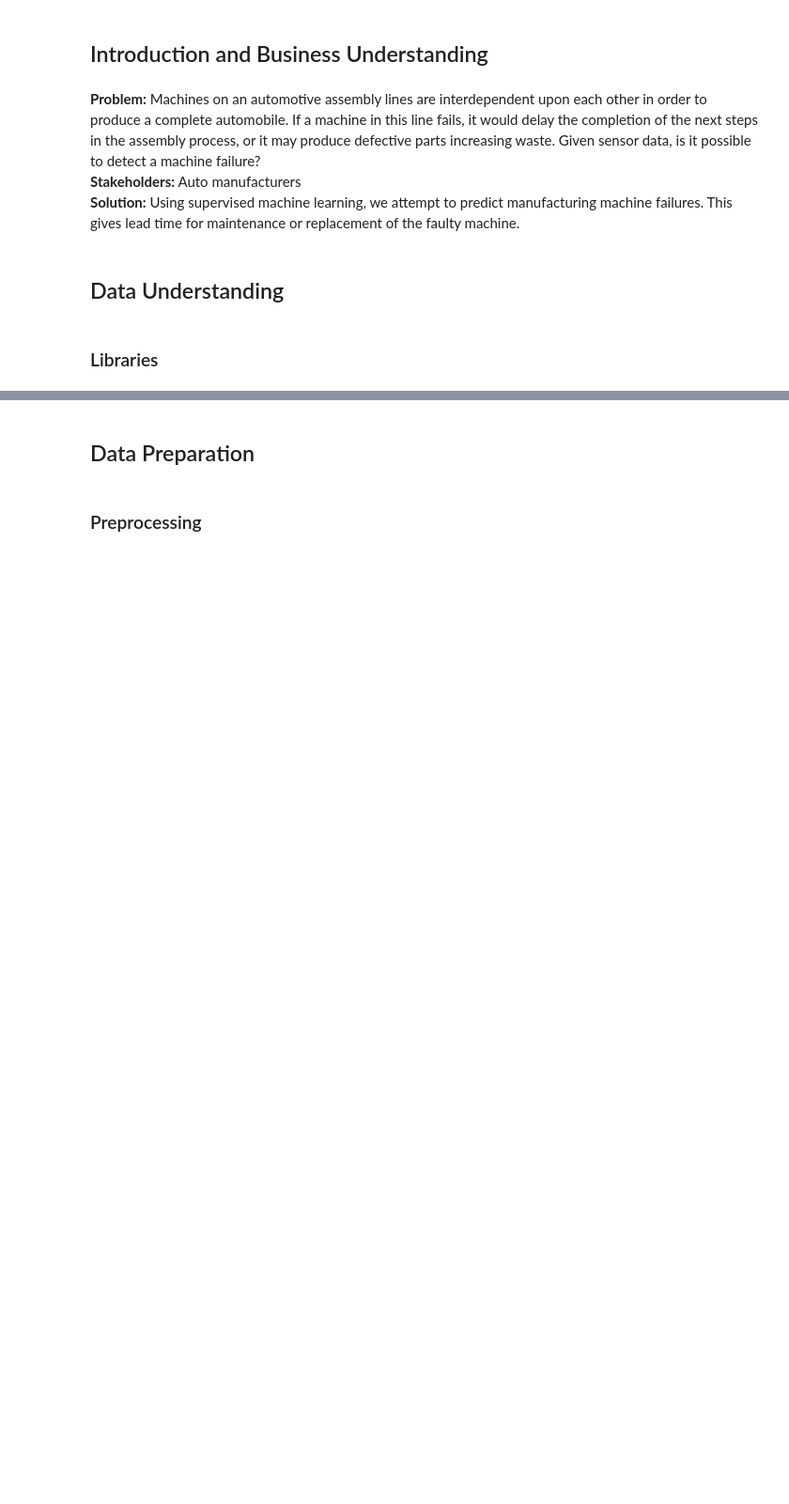
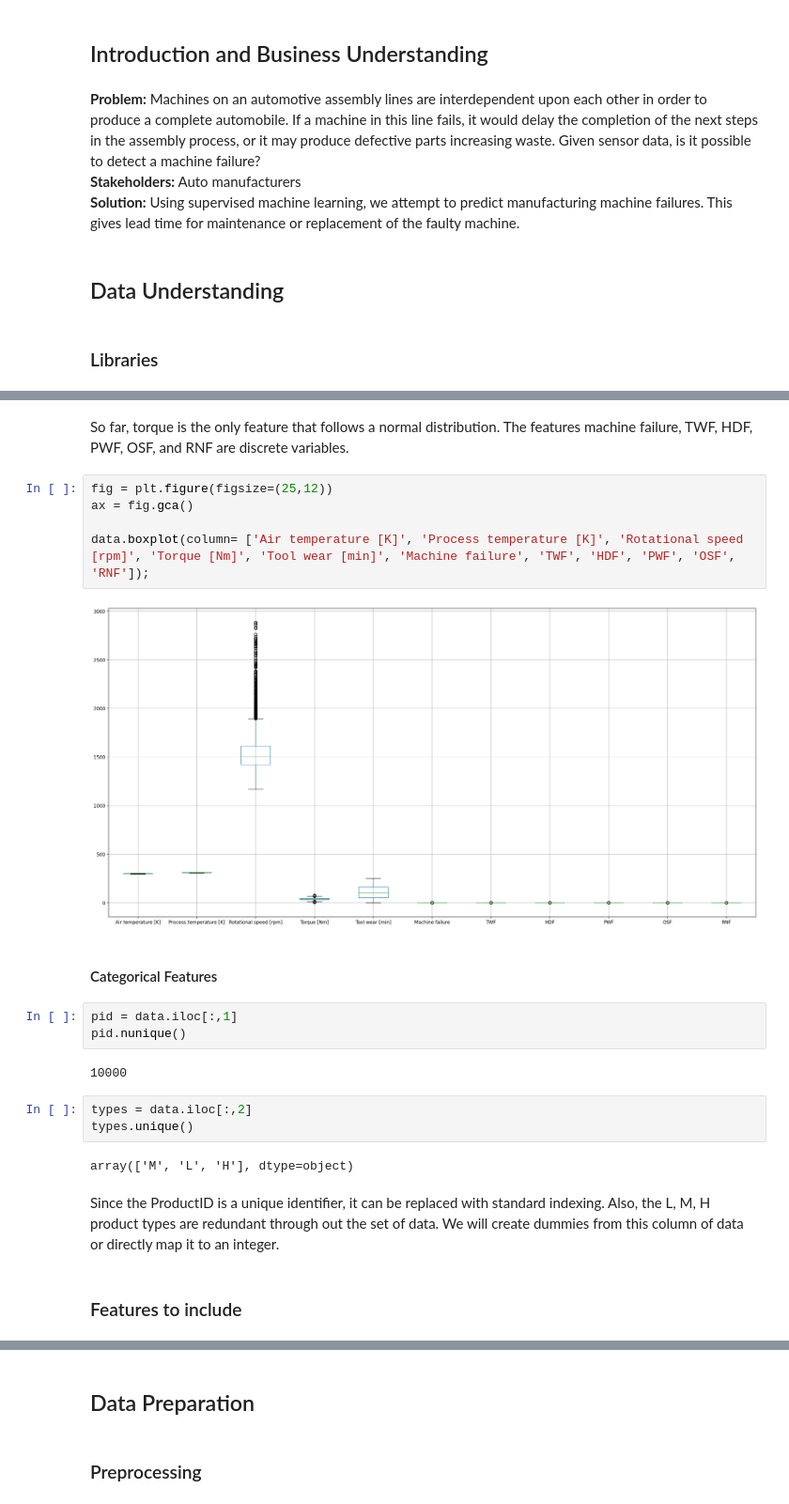
Before and after one commit to ToluAkinlabi/capstone_project_2, a Jupyter notebook: Solution.ipynb, the cells around one changed output, grey strips where cells are left out. Shown at 94% size. Drawn from its saved outputs; the diff is of its cells as text; blank space fills up the shorter version.

```diff
--- a/Solution.ipynb
+++ b/Solution.ipynb
@@ -54,0 +95,25 @@ TEST_SIZE = 0.2
+# %% [markdown]
+So far, torque is the only feature that follows a normal distribution. The features machine failure, TWF, HDF, PWF, OSF, and RNF are discrete variables.
+# %%
+fig = plt.figure(figsize=(25,12))
+ax = fig.gca()
+
+data.boxplot(column= ['Air temperature [K]', 'Process temperature [K]', 'Rotational speed [rpm]', 'Torque [Nm]', 'Tool wear [min]', 'Machine failure', 'TWF', 'HDF', 'PWF', 'OSF', 'RNF']);
+# %% [output]
+[figure, added]
+# %% [markdown]
+#### Categorical Features
+# %%
+pid = data.iloc[:,1]
+pid.nunique()
+# %% [output]
+10000
+# %%
+types = data.iloc[:,2]
+types.unique()
+# %% [output]
+array(['M', 'L', 'H'], dtype=object)
+# %% [markdown]
+Since the ProductID is a unique identifier, it can be replaced with standard indexing. Also, the L, M, H product types are redundant through out the set of data. We will create dummies from this column of data or directly map it to an integer.
+# %% [markdown]
+### Features to include
```
Also changed, not shown: parts of 15 cells of this notebook.
